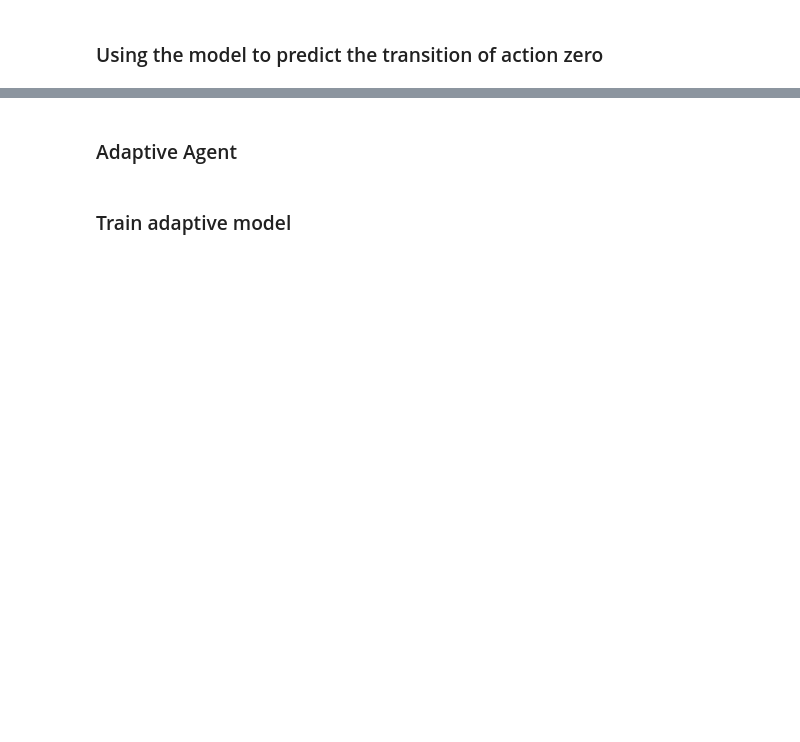
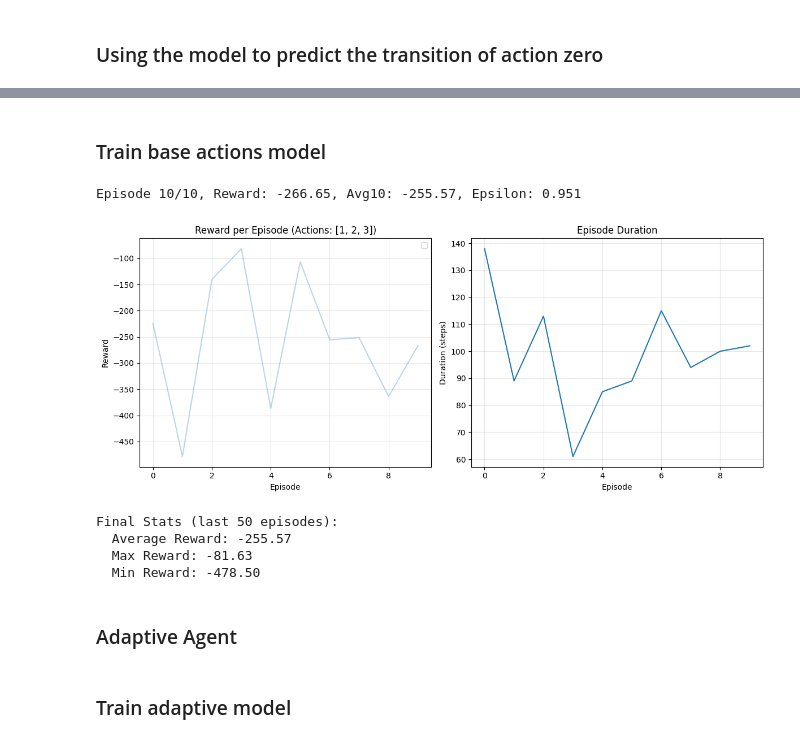
Before and after one commit to thongds/paper, a Jupyter notebook: lunar-lander-dqn-master/main_3actions.ipynb, the cells around one changed output, grey strips where cells are left out. Cells and saved outputs as stored; diff of their text form; code cells hidden in the pictures; blank space fills up the shorter version.

```diff
--- a/lunar-lander-dqn-master/main_3actions.ipynb
+++ b/lunar-lander-dqn-master/main_3actions.ipynb
@@ -8,11 +8,10 @@ import torch.nn as nn
 import torch.optim as optim
 import numpy as np
 from torch.utils.tensorboard import SummaryWriter
-from dqn import DQN
-
 # Initialize TensorBoard writer
 writer = SummaryWriter()
 BASE_MODEL_PATH = "ddqn_lunar_lander_base_actions.pth"
+NUMBER_OF_EPISODES = 10
 Transition = namedtuple(
     "Transition", ["state", "action", "next_state", "reward", "done"]
 )
@@ -66,12 +79,10 @@ print(action_map.get_expand_action_in_network())
 # %%
 class DDQNAgent:
-    def __init__(self, n_observation, action_data: ActionMap,
-                 num_episodes=600, batch_size=128, gamma=0.99, lr=1e-4, tau=0.005):
+    def __init__(self, n_observation, action_data: ActionMap, batch_size=128, gamma=0.99, lr=1e-4, tau=0.005):
         action_len = len(action_data.action_map.keys())
         self.policy_net = DQN(n_observations= n_observation, n_actions=action_len)
         self.target_net = DQN(n_observations= n_observation, n_actions=action_len)
         self.target_net.load_state_dict(self.policy_net.state_dict())
-        self.num_episodes = num_episodes
         self.batch_size = batch_size
         self.GAMMA = gamma
         self.LR = lr
@@ -97,8 +108,8 @@ class DDQNAgent:
             with torch.no_grad():
                 return self.policy_net(state).max(1).indices.view(1, 1) # max row (1), max col (0)
 
-    def train(self, env):
-        for episode in range(self.num_episodes):
+    def train(self, env, num_episodes):
+        for episode in range(num_episodes):
             total_reward = 0
             state, _ = env.reset()
             state = torch.tensor(
@@ -156,7 +167,7 @@ class DDQNAgent:
 
             if (episode + 1) % 10 == 0:
                 avg_reward = np.mean(self.reward_list[-10:])
-                print(f"Episode {episode+1}/{self.num_episodes}, Reward: {total_reward:.2f}, "
+                print(f"Episode {episode+1}/{num_episodes}, Reward: {total_reward:.2f}, "
                     f"Avg10: {avg_reward:.2f}, Epsilon: {self.EPSILON:.3f}")
 
         torch.save(self.policy_net.state_dict(), BASE_MODEL_PATH)
@@ -843,3 +857,55 @@ transition_model.eval()
+# %% [markdown]
+### Train base actions model
+# %%
+base_action_map = ActionMap({0:1, 1:2, 2: 3})
+env = gym.make("LunarLander-v3")
+agent = DDQNAgent(n_observation = env.observation_space.shape[0], action_data = base_action_map)
+agent.train(env, num_episodes= NUMBER_OF_EPISODES)
+reward_list = agent.reward_list
+episode_durations = agent.episode_duration
+# %% [output]
+Episode 10/10, Reward: -266.65, Avg10: -255.57, Epsilon: 0.951
+# %%
+import matplotlib.pyplot as plt
+
+plt.figure(figsize=(12, 5))
+
+# Plot rewards
+plt.subplot(1, 2, 1)
+plt.plot(agent.reward_list, alpha=0.3)
+# Moving average
+window = 20
+if len(agent.reward_list) >= window:
+    moving_avg = np.convolve(agent.reward_list, np.ones(window)/window, mode='valid')
+    plt.plot(range(window-1, len(agent.reward_list)), moving_avg, color='red', lw=2, label=f'Moving Avg ({window})')
+plt.xlabel('Episode')
+plt.ylabel('Reward')
+plt.title(f'Reward per Episode (Actions: {agent.action_map.select_all_actions_in_env()})')
+plt.legend()
+plt.grid(alpha=0.3)
+
+# Plot episode durations
+plt.subplot(1, 2, 2)
+plt.plot(episode_durations)
+plt.xlabel('Episode')
+plt.ylabel('Duration (steps)')
+plt.title('Episode Duration')
+plt.grid(alpha=0.3)
+
+plt.tight_layout()
+plt.savefig('training_3actions.png', dpi=150)
+plt.show()
+
+print(f"\nFinal Stats (last 50 episodes):")
+print(f"  Average Reward: {np.mean(reward_list[-50:]):.2f}")
+print(f"  Max Reward: {max(reward_list[-50:]):.2f}")
+print(f"  Min Reward: {min(reward_list[-50:]):.2f}")
+# %% [output]
+[figure, added]
+Final Stats (last 50 episodes):
+  Average Reward: -255.57
+  Max Reward: -81.63
+  Min Reward: -478.50
 # %% [markdown]
 ### Adaptive Agent
 # %%
```
Also changed, not shown: parts of 12 cells of this notebook, 12 other files.
